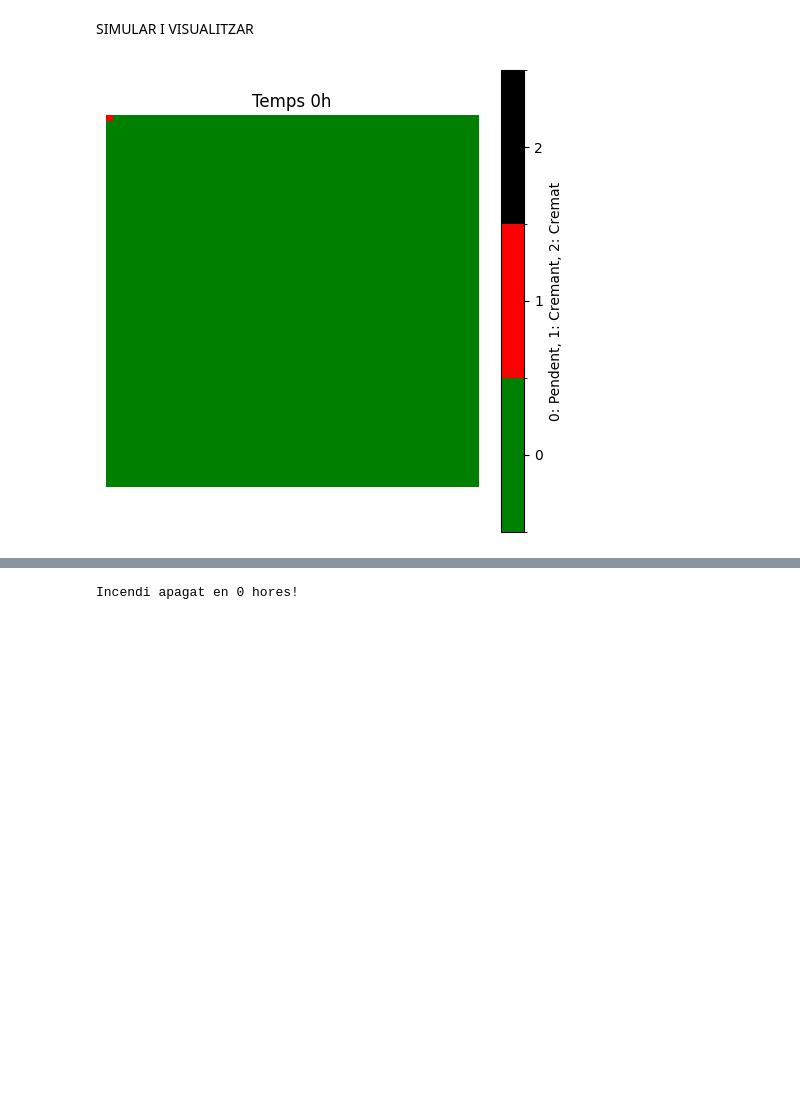
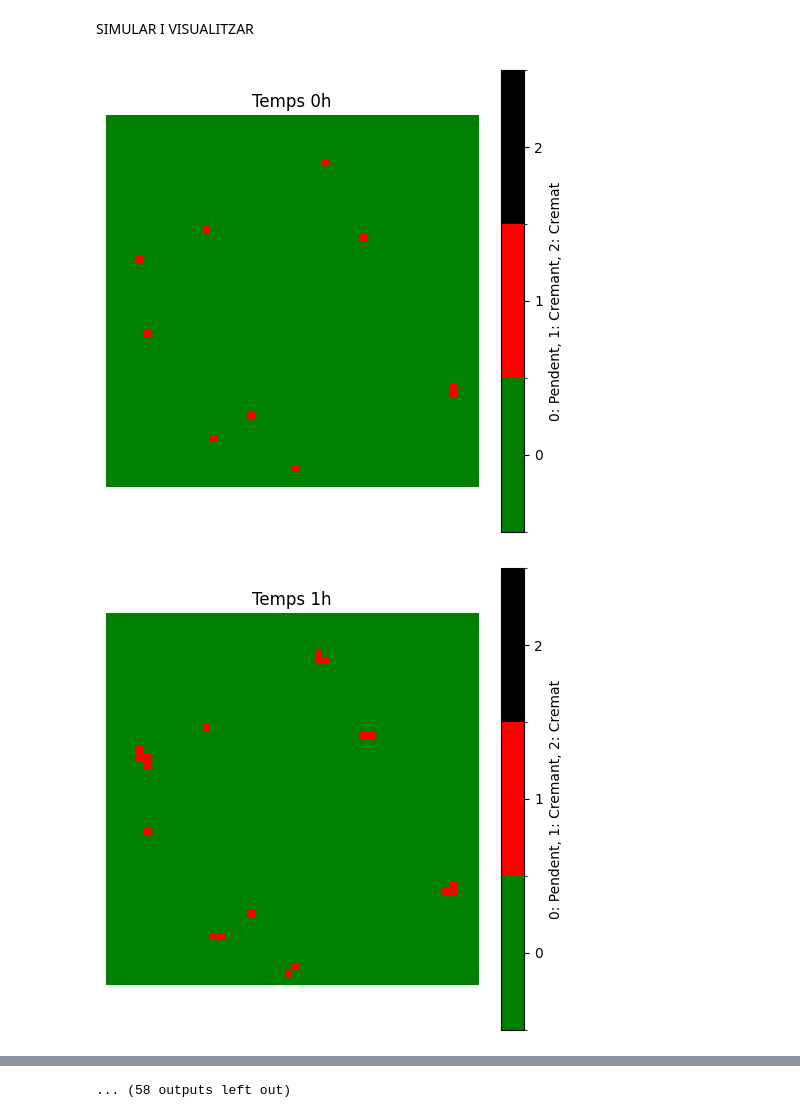
Before and after one commit to laidaqueral/Pr-ctica3-OPT, a Jupyter notebook: practica3/sessio2.ipynb, the cells around one changed output, grey strips where cells are left out. Drawn from its saved outputs; the diff is of its cells as text; code cells hidden in the pictures; blank space fills up the shorter version.

```diff
--- a/practica3/sessio2.ipynb
+++ b/practica3/sessio2.ipynb
@@ -21,8 +21,12 @@ humidity = read_img('humidity.img', shape)
 # Estat de les cel·les: 0 = pendent, 1 = cremant, 2 = cremat
 state = np.zeros(shape, dtype=int)
 
-# Inicialitzem foc en una cantonada
-state[0, 0] = 1
+# Inicialitzem foc en diversos punts aleatoris
+num_initial_fires = 10
+initial_fire_coords = np.random.choice(np.arange(shape[0]*shape[1]), num_initial_fires, replace=False)
+for idx in initial_fire_coords:
+    i, j = divmod(idx, shape[1])
+    state[i, j] = 1
 
 # Capes auxiliars per controlar humitat i vegetació cremant
 humidity_timer = np.zeros_like(humidity)
@@ -32,11 +36,14 @@ FUNCIÓ D'ACTUALITZACIÓ DEL FOC
 # %%
 def update_fire(state, humidity, vegetation, humidity_timer, vegetation_timer):
     new_state = state.copy()
+    new_humidity_timer = humidity_timer.copy()
+    new_vegetation_timer = vegetation_timer.copy()
+
     for i in range(state.shape[0]):
         for j in range(state.shape[1]):
             if state[i, j] == 1:  # Cel·la cremant
-                vegetation_timer[i, j] += 1
-                if vegetation_timer[i, j] >= vegetation[i, j]:
+                new_vegetation_timer[i, j] += 1
+                if new_vegetation_timer[i, j] >= vegetation[i, j]:
                     new_state[i, j] = 2  # Crema completada
             elif state[i, j] == 0:  # Cel·la pendent
                 # Mirem els 8 veïns
@@ -46,32 +53,41 @@ def update_fire(state, humidity, vegetation, humidity_timer, vegetation_timer):
                 for ni, nj in neighbors:
                     if 0 <= ni < state.shape[0] and 0 <= nj < state.shape[1]:
                         if state[ni, nj] == 1:
-                            humidity_timer[i, j] += 1
-                            if humidity_timer[i, j] >= humidity[i, j]:
+                            new_humidity_timer[i, j] += 1
+                            if new_humidity_timer[i, j] >= humidity[i, j]:
                                 new_state[i, j] = 1  # Comença a cremar
                             break
-    return new_state, humidity_timer, vegetation_timer
+    return new_state, new_humidity_timer, new_vegetation_timer
 # %% [markdown]
 SIMULAR I VISUALITZAR
 # %%
+# === 4. Funció per visualitzar l'estat ===
 def plot_state(state, step):
     cmap = colors.ListedColormap(['green', 'red', 'black'])
     bounds = [-0.5, 0.5, 1.5, 2.5]
     norm = colors.BoundaryNorm(bounds, cmap.N)
 
     plt.figure(figsize=(6,6))
     plt.imshow(state, cmap=cmap, norm=norm)
     plt.title(f'Temps {step}h')
     plt.colorbar(ticks=[0,1,2], label='0: Pendent, 1: Cremant, 2: Cremat')
     plt.axis('off')
     plt.show()
 
-max_steps = 50
+# === 5. Simulació ===
+max_steps = 100
 for step in range(max_steps):
     plot_state(state, step)
-    state, humidity_timer, vegetation_timer = update_fire(state, humidity, vegetation, humidity_timer, vegetation_timer)
-    if np.all((state == 0) | (state == 2)):
-        print(f"Incendi apagat en {step} hores!")
+    next_state, next_humidity_timer, next_vegetation_timer = update_fire(state, humidity, vegetation, humidity_timer, vegetation_timer)
+
+    # Comprovem si hi ha canvi
+    if np.array_equal(next_state, state):
+        print(f"Incendi aturat per falta de propagació en {step} hores.")
         break
+
+    state = next_state
+    humidity_timer = next_humidity_timer
+    vegetation_timer = next_vegetation_timer
 # %% [output]
-[figure, old version]
+[figure, new version]
+[figure, added]
@@ -78 +104 @@ for step in range(max_steps):
-Incendi apagat en 0 hores!
+... (58 outputs left out)
```
Also changed, not shown: parts of 1 cell of this notebook.
